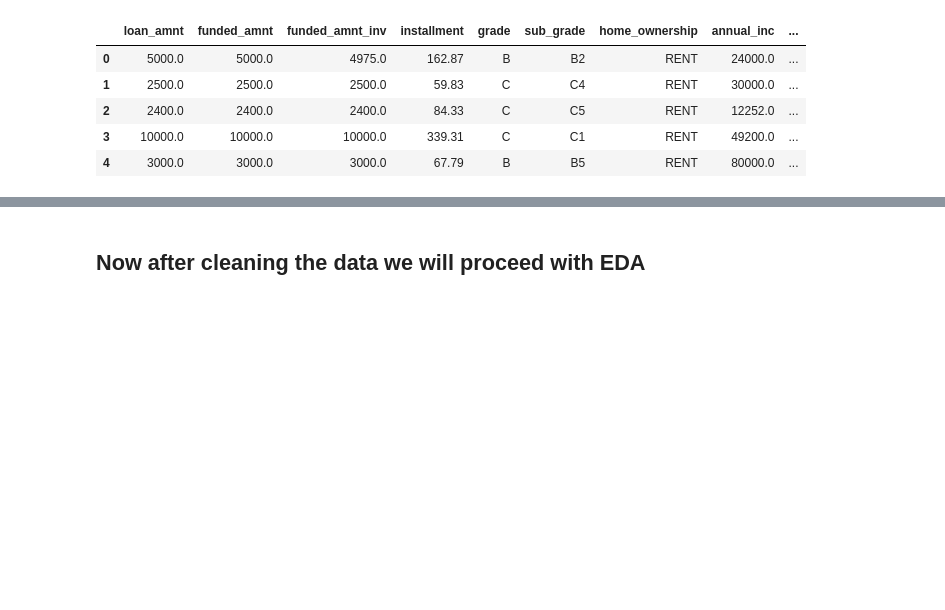
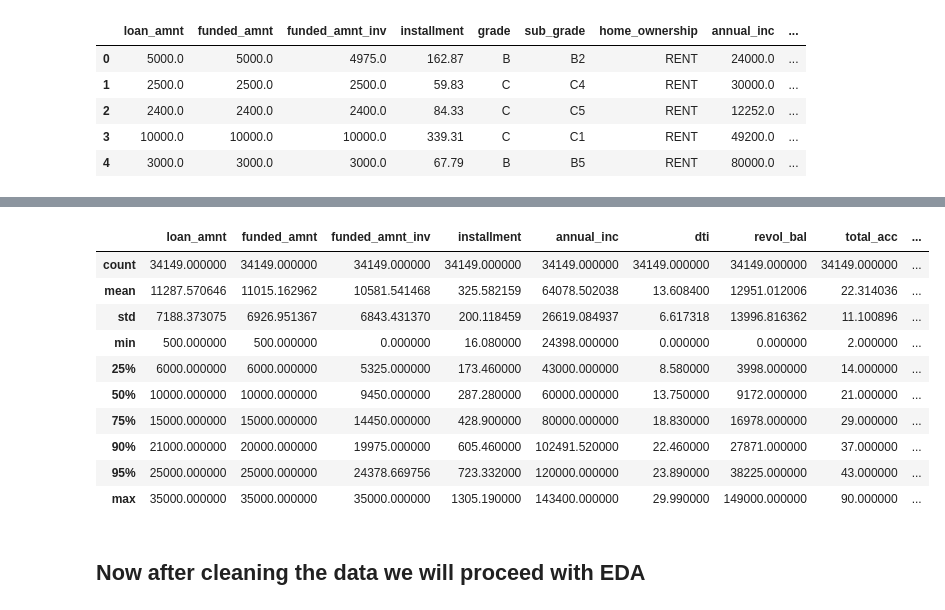
Before and after one commit to rainasharma/Lending-Club-Case-Study, a Jupyter notebook: Group_Raina_Sharma.ipynb, the cells around one changed output, grey strips where cells are left out. Saved outputs shown, nothing was run; the diff lists cells and outputs as text; code cells hidden in the pictures; blank space fills up the shorter version.

```diff
--- a/Group_Raina_Sharma.ipynb
+++ b/Group_Raina_Sharma.ipynb
@@ -400,3 +415,17 @@ plt.show()
+# %%
+loan_df.describe(percentiles=[0.25,0.5,0.75,0.9,0.95])
+# %% [output]
+|  | loan_amnt | funded_amnt | funded_amnt_inv | installment | annual_inc | dti | revol_bal | total_acc | ... |
+| count | 34149.000000 | 34149.000000 | 34149.000000 | 34149.000000 | 34149.000000 | 34149.000000 | 34149.000000 | 34149.000000 | ... |
+| mean | 11287.570646 | 11015.162962 | 10581.541468 | 325.582159 | 64078.502038 | 13.608400 | 12951.012006 | 22.314036 | ... |
+| std | 7188.373075 | 6926.951367 | 6843.431370 | 200.118459 | 26619.084937 | 6.617318 | 13996.816362 | 11.100896 | ... |
+| min | 500.000000 | 500.000000 | 0.000000 | 16.080000 | 24398.000000 | 0.000000 | 0.000000 | 2.000000 | ... |
+| 25% | 6000.000000 | 6000.000000 | 5325.000000 | 173.460000 | 43000.000000 | 8.580000 | 3998.000000 | 14.000000 | ... |
+| 50% | 10000.000000 | 10000.000000 | 9450.000000 | 287.280000 | 60000.000000 | 13.750000 | 9172.000000 | 21.000000 | ... |
+| 75% | 15000.000000 | 15000.000000 | 14450.000000 | 428.900000 | 80000.000000 | 18.830000 | 16978.000000 | 29.000000 | ... |
+| 90% | 21000.000000 | 20000.000000 | 19975.000000 | 605.460000 | 102491.520000 | 22.460000 | 27871.000000 | 37.000000 | ... |
+| 95% | 25000.000000 | 25000.000000 | 24378.669756 | 723.332000 | 120000.000000 | 23.890000 | 38225.000000 | 43.000000 | ... |
+| max | 35000.000000 | 35000.000000 | 35000.000000 | 1305.190000 | 143400.000000 | 29.990000 | 149000.000000 | 90.000000 | ... |
 # %% [markdown]
 ## Now after cleaning the data we will proceed with EDA
 # %%
```
Also changed, not shown: parts of 23 cells of this notebook.
